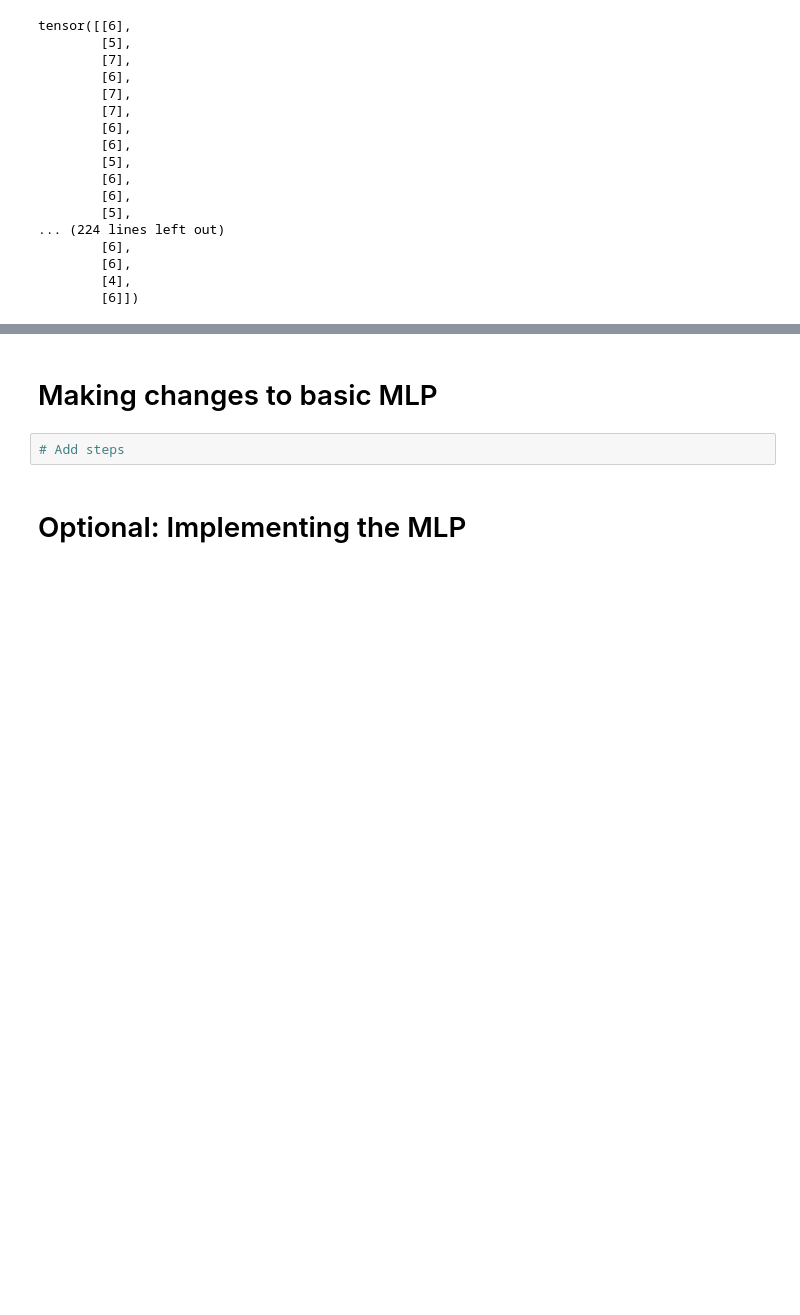
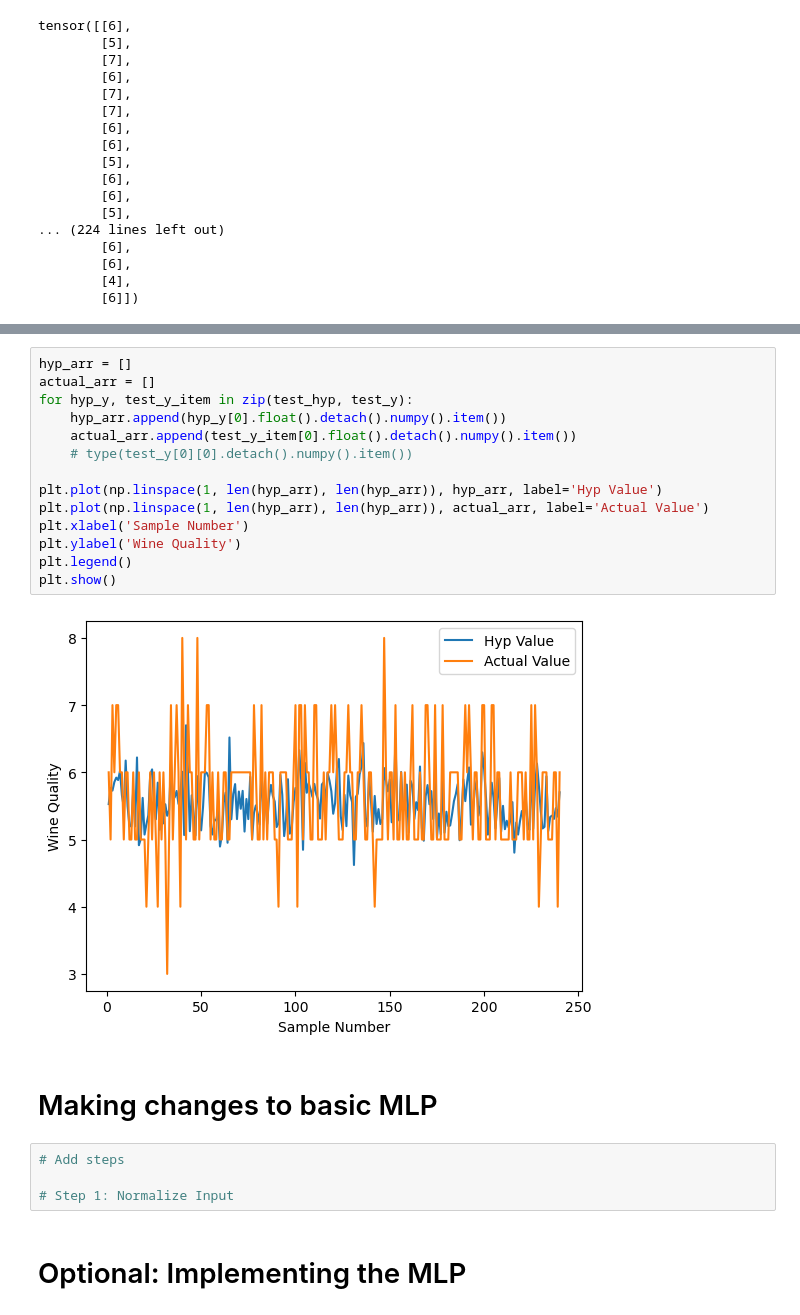
Before and after one commit to USFCA-CS663-Spring2024/mlp-multi-layer-perceptron-lawrenceslng, a Jupyter notebook: Assignment 4 - MLP.ipynb, the cells around one changed output, grey strips where cells are left out. Saved outputs shown, nothing was run; the diff lists cells and outputs as text; blank space fills up the shorter version.

Commit message:
visual plot for init performance

```diff
--- a/Assignment 4 - MLP.ipynb
+++ b/Assignment 4 - MLP.ipynb
@@ -480,7 +480,25 @@ array([[5.6756325],
+# %%
+hyp_arr = []
+actual_arr = []
+for hyp_y, test_y_item in zip(test_hyp, test_y):
+    hyp_arr.append(hyp_y[0].float().detach().numpy().item())
+    actual_arr.append(test_y_item[0].float().detach().numpy().item())
+    # type(test_y[0][0].detach().numpy().item())
+
+plt.plot(np.linspace(1, len(hyp_arr), len(hyp_arr)), hyp_arr, label='Hyp Value')
+plt.plot(np.linspace(1, len(hyp_arr), len(hyp_arr)), actual_arr, label='Actual Value')
+plt.xlabel('Sample Number')
+plt.ylabel('Wine Quality')
+plt.legend()
+plt.show()
+# %% [output]
+[figure, added]
 # %% [markdown]
 # Making changes to basic MLP
 # %%
 # Add steps
+
+# Step 1: Normalize Input
 # %% [markdown]
 # Optional: Implementing the MLP
 # %%
```
Also changed, not shown: parts of 5 cells of this notebook.
